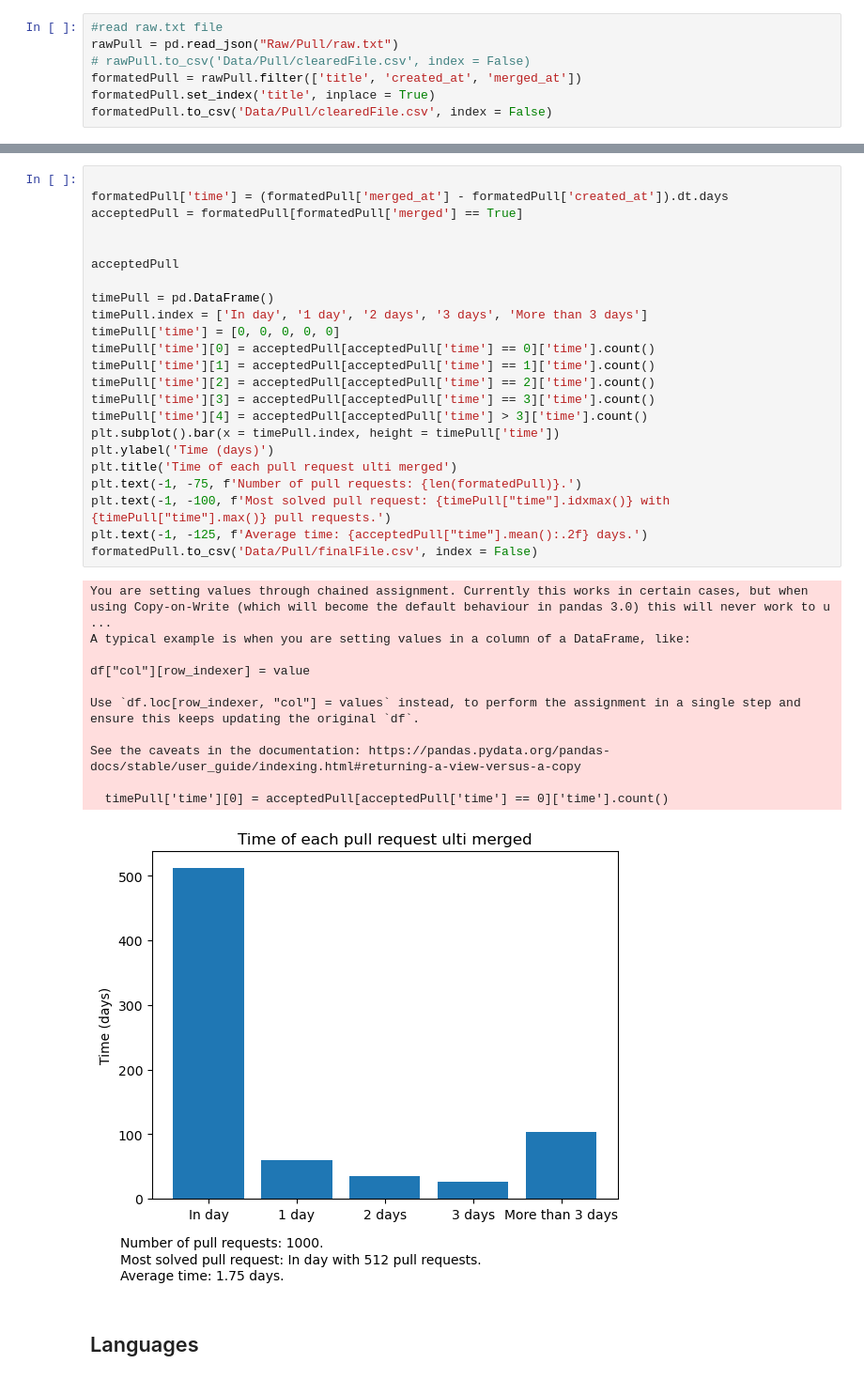
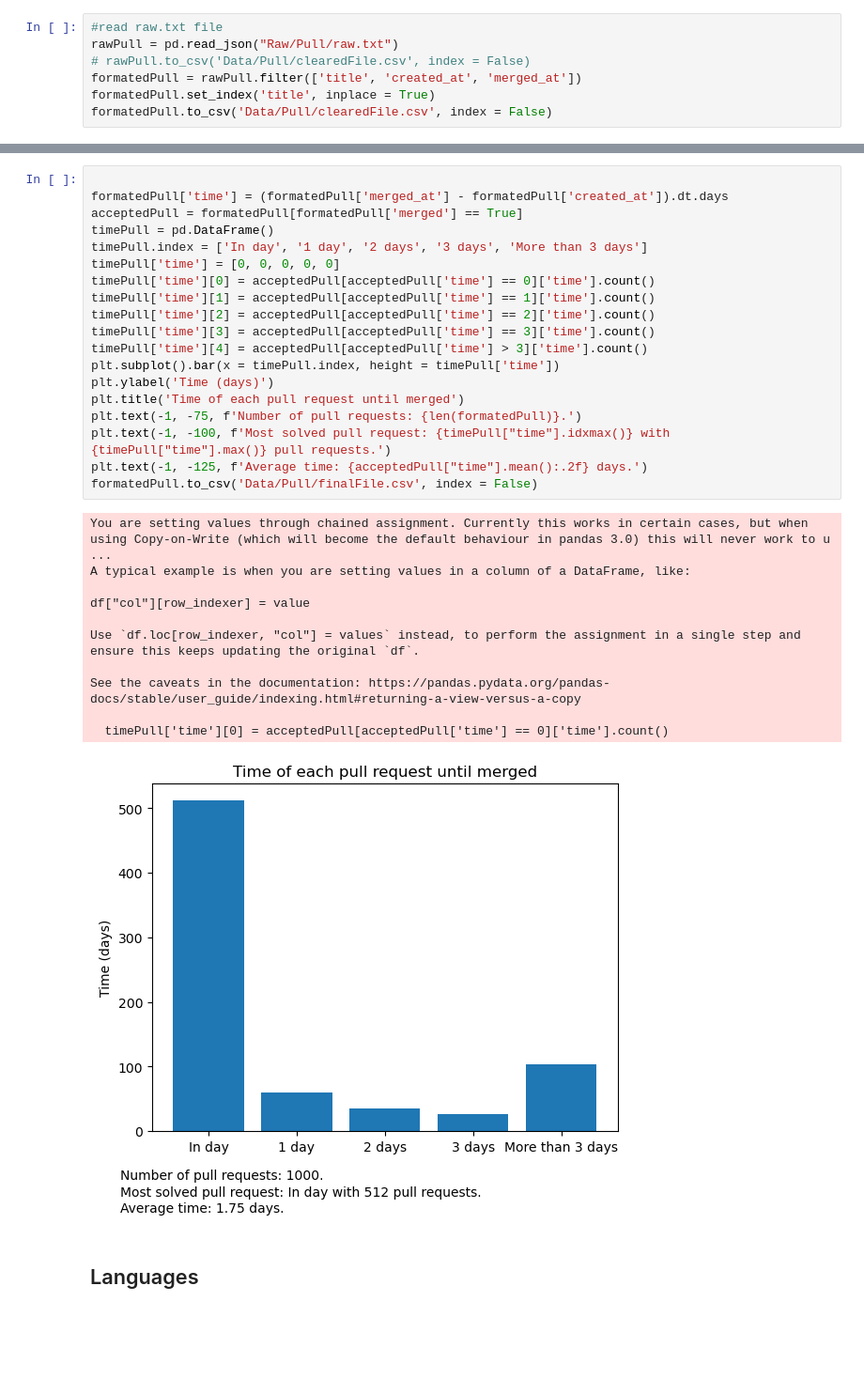
Before and after one commit to its6ueq/AIT2003, a Jupyter notebook: main.ipynb, the cells around one changed output, grey strips where cells are left out. Shown at 94% size. Cells and saved outputs as stored; diff of their text form; blank space fills up the shorter version.

```diff
--- a/main.ipynb
+++ b/main.ipynb
@@ -239,38 +197,34 @@ See the caveats in the documentation: https://pandas.pydata.org/pandas-docs/stab
 # %%
 
 formatedPull['time'] = (formatedPull['merged_at'] - formatedPull['created_at']).dt.days
 acceptedPull = formatedPull[formatedPull['merged'] == True]
-
-
-acceptedPull
-
 timePull = pd.DataFrame()
 timePull.index = ['In day', '1 day', '2 days', '3 days', 'More than 3 days']
 timePull['time'] = [0, 0, 0, 0, 0]
 timePull['time'][0] = acceptedPull[acceptedPull['time'] == 0]['time'].count()
 timePull['time'][1] = acceptedPull[acceptedPull['time'] == 1]['time'].count()
 timePull['time'][2] = acceptedPull[acceptedPull['time'] == 2]['time'].count()
 timePull['time'][3] = acceptedPull[acceptedPull['time'] == 3]['time'].count()
 timePull['time'][4] = acceptedPull[acceptedPull['time'] > 3]['time'].count()
 plt.subplot().bar(x = timePull.index, height = timePull['time'])
 plt.ylabel('Time (days)')
-plt.title('Time of each pull request ulti merged')
+plt.title('Time of each pull request until merged')
 plt.text(-1, -75, f'Number of pull requests: {len(formatedPull)}.')
 plt.text(-1, -100, f'Most solved pull request: {timePull["time"].idxmax()} with {timePull["time"].max()} pull requests.')
 plt.text(-1, -125, f'Average time: {acceptedPull["time"].mean():.2f} days.')
 formatedPull.to_csv('Data/Pull/finalFile.csv', index = False)
 # %% [output]
 You are setting values through chained assignment. Currently this works in certain cases, but when using Copy-on-Write (which will become the default behaviour in pandas 3.0) this will never work to u ...
 A typical example is when you are setting values in a column of a DataFrame, like:
 
 df["col"][row_indexer] = value
 
 Use `df.loc[row_indexer, "col"] = values` instead, to perform the assignment in a single step and ensure this keeps updating the original `df`.
 
 See the caveats in the documentation: https://pandas.pydata.org/pandas-docs/stable/user_guide/indexing.html#returning-a-view-versus-a-copy
 
   timePull['time'][0] = acceptedPull[acceptedPull['time'] == 0]['time'].count()
-[figure, old version]
+[figure, new version]
 # %% [markdown]
 ## Languages
 # %% [markdown]
```
Also changed, not shown: parts of 16 cells of this notebook, 1 other file.
